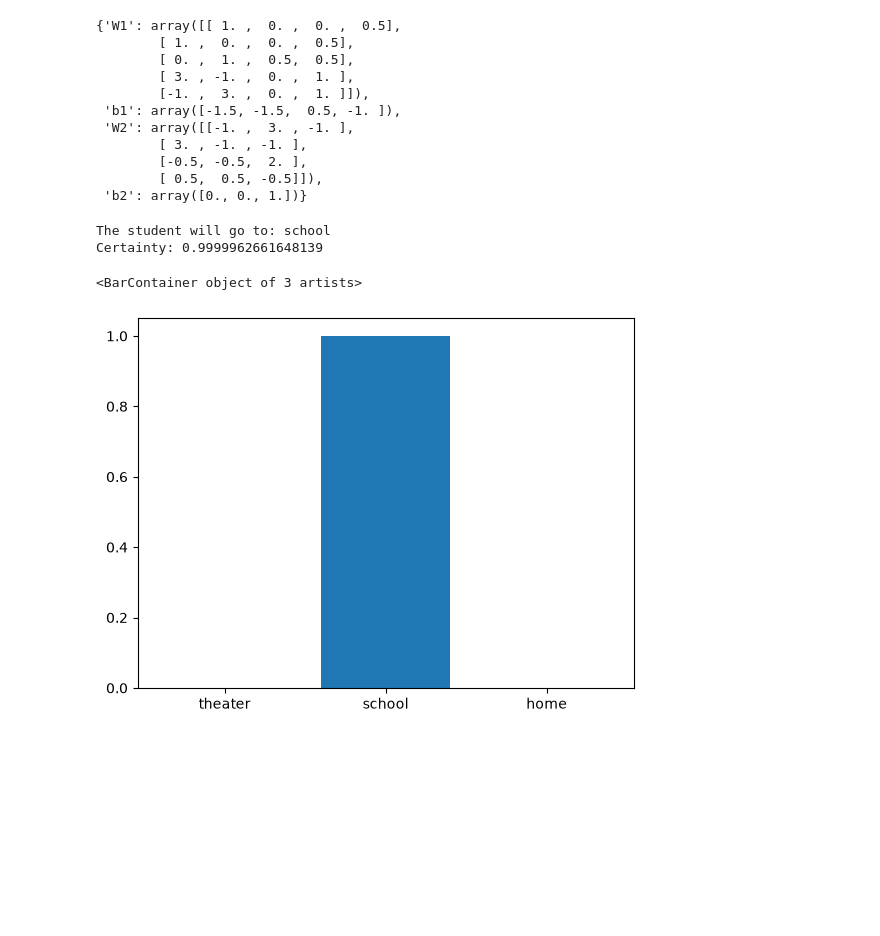
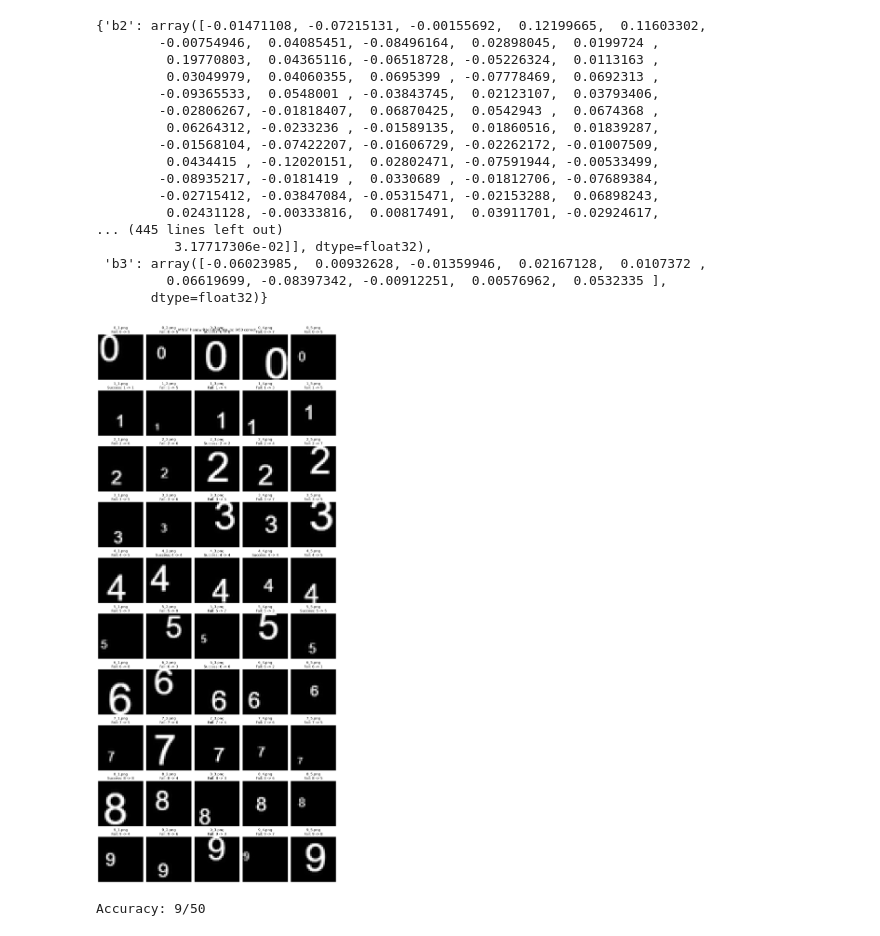
Before and after one commit to adelbazzii/ece-5831-2026-assignments, a Jupyter notebook: A_05/mnist.ipynb, the cells around one changed output. Drawn from its saved outputs; the diff is of its cells as text; code cells hidden in the pictures; blank space fills up the shorter version.

```diff
--- a/A_05/mnist.ipynb
+++ b/A_05/mnist.ipynb
@@ -23,30 +107,30 @@ def predict(network, x):
 # %%
-with open("home_school_theater_example.pkl", "rb") as f:
+with open("mnist/sample_weight.pkl", "rb") as f:
     network = pickle.load(f)
 # %%
 network
 # %% [output]
-{'W1': array([[ 1. ,  0. ,  0. ,  0.5],
-        [ 1. ,  0. ,  0. ,  0.5],
-        [ 0. ,  1. ,  0.5,  0.5],
-        [ 3. , -1. ,  0. ,  1. ],
-        [-1. ,  3. ,  0. ,  1. ]]),
- 'b1': array([-1.5, -1.5,  0.5, -1. ]),
- 'W2': array([[-1. ,  3. , -1. ],
-        [ 3. , -1. , -1. ],
-        [-0.5, -0.5,  2. ],
-        [ 0.5,  0.5, -0.5]]),
- 'b2': array([0., 0., 1.])}
+{'b2': array([-0.01471108, -0.07215131, -0.00155692,  0.12199665,  0.11603302,
+        -0.00754946,  0.04085451, -0.08496164,  0.02898045,  0.0199724 ,
+         0.19770803,  0.04365116, -0.06518728, -0.05226324,  0.0113163 ,
+         0.03049979,  0.04060355,  0.0695399 , -0.07778469,  0.0692313 ,
+        -0.09365533,  0.0548001 , -0.03843745,  0.02123107,  0.03793406,
+        -0.02806267, -0.01818407,  0.06870425,  0.0542943 ,  0.0674368 ,
+         0.06264312, -0.0233236 , -0.01589135,  0.01860516,  0.01839287,
+        -0.01568104, -0.07422207, -0.01606729, -0.02262172, -0.01007509,
+         0.0434415 , -0.12020151,  0.02802471, -0.07591944, -0.00533499,
+        -0.08935217, -0.0181419 ,  0.0330689 , -0.01812706, -0.07689384,
+        -0.02715412, -0.03847084, -0.05315471, -0.02153288,  0.06898243,
+         0.02431128, -0.00333816,  0.00817491,  0.03911701, -0.02924617,
+... (445 lines left out)
+          3.17717306e-02]], dtype=float32),
+ 'b3': array([-0.06023985,  0.00932628, -0.01359946,  0.02167128,  0.0107372 ,
+         0.06619699, -0.08397342, -0.00912251,  0.00576962,  0.0532335 ],
+       dtype=float32)}
 # %%
-# input: weekday, morning, evening, class, ticket
-classes = ["theater", "school", "home"]
-x = [1, 1, 0, 1, 0]
-yhat = predict(network, x)
-print("The student will go to:", classes[np.argmax(yhat)])
-print("Certainty:", np.max(yhat))
-plt.bar(np.array(classes), yhat)
+# Evaluate all handwritten digit images in A_05/dataset/
+results = evaluate_dataset("dataset")
+print(f"Accuracy: {sum(results)}/{len(results)}")
 # %% [output]
+[figure, new version]
-The student will go to: school
-Certainty: 0.9999962661648139
+Accuracy: 9/50
-<BarContainer object of 3 artists>
-[figure, old version]
```
Also changed, not shown: parts of 2 cells of this notebook, 50 other files.
